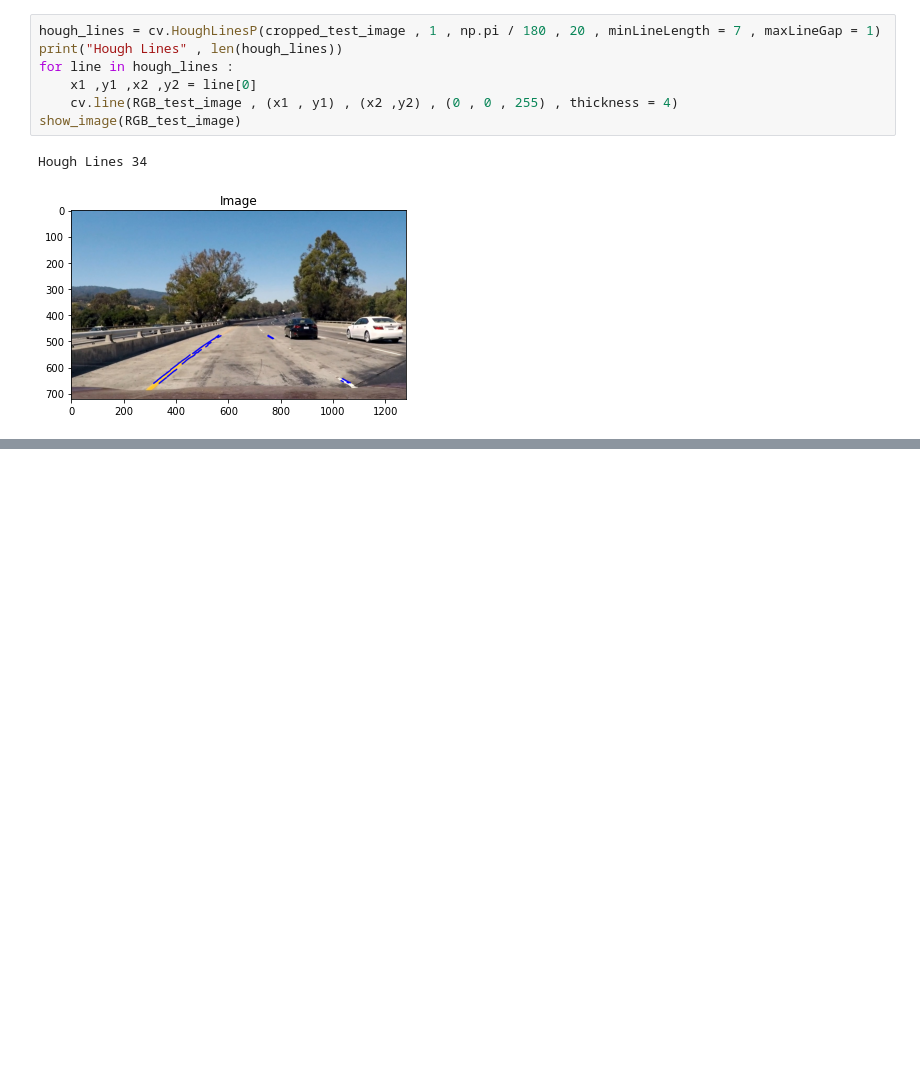
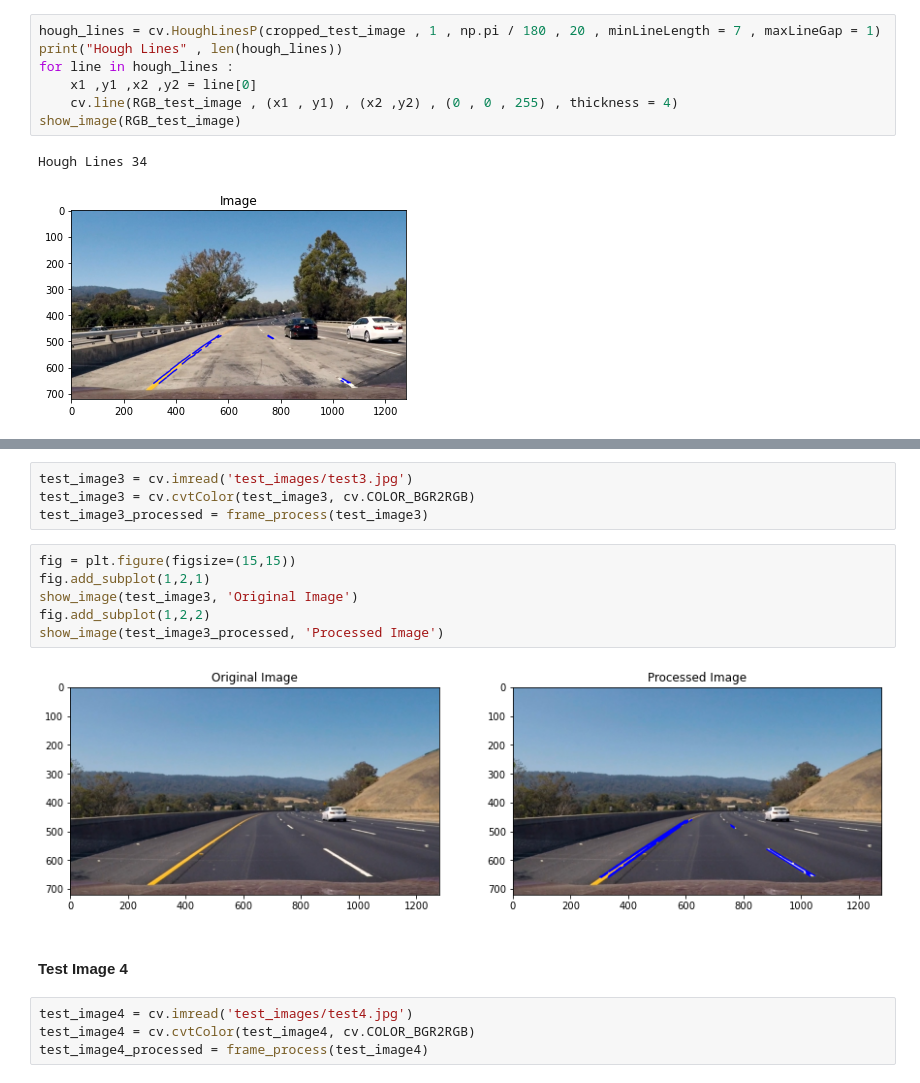
Before and after one commit to mahmodKhaled/Simple-Perception-Stack-for-Self-Driving-Cars, a Jupyter notebook: test_image_detection.ipynb, the cells around one changed output, grey strips where cells are left out. Saved outputs shown, nothing was run; the diff lists cells and outputs as text; blank space fills up the shorter version.

```diff
--- a/test_image_detection.ipynb
+++ b/test_image_detection.ipynb
@@ -101,0 +140,18 @@ Hough Lines 34
+# %%
+test_image3 = cv.imread('test_images/test3.jpg')
+test_image3 = cv.cvtColor(test_image3, cv.COLOR_BGR2RGB)
+test_image3_processed = frame_process(test_image3)
+# %%
+fig = plt.figure(figsize=(15,15))
+fig.add_subplot(1,2,1)
+show_image(test_image3, 'Original Image')
+fig.add_subplot(1,2,2)
+show_image(test_image3_processed, 'Processed Image')
+# %% [output]
+[figure, added]
+# %% [markdown]
+#### Test Image 4
+# %%
+test_image4 = cv.imread('test_images/test4.jpg')
+test_image4 = cv.cvtColor(test_image4, cv.COLOR_BGR2RGB)
+test_image4_processed = frame_process(test_image4)
```
Also changed, not shown: parts of 20 cells of this notebook.
